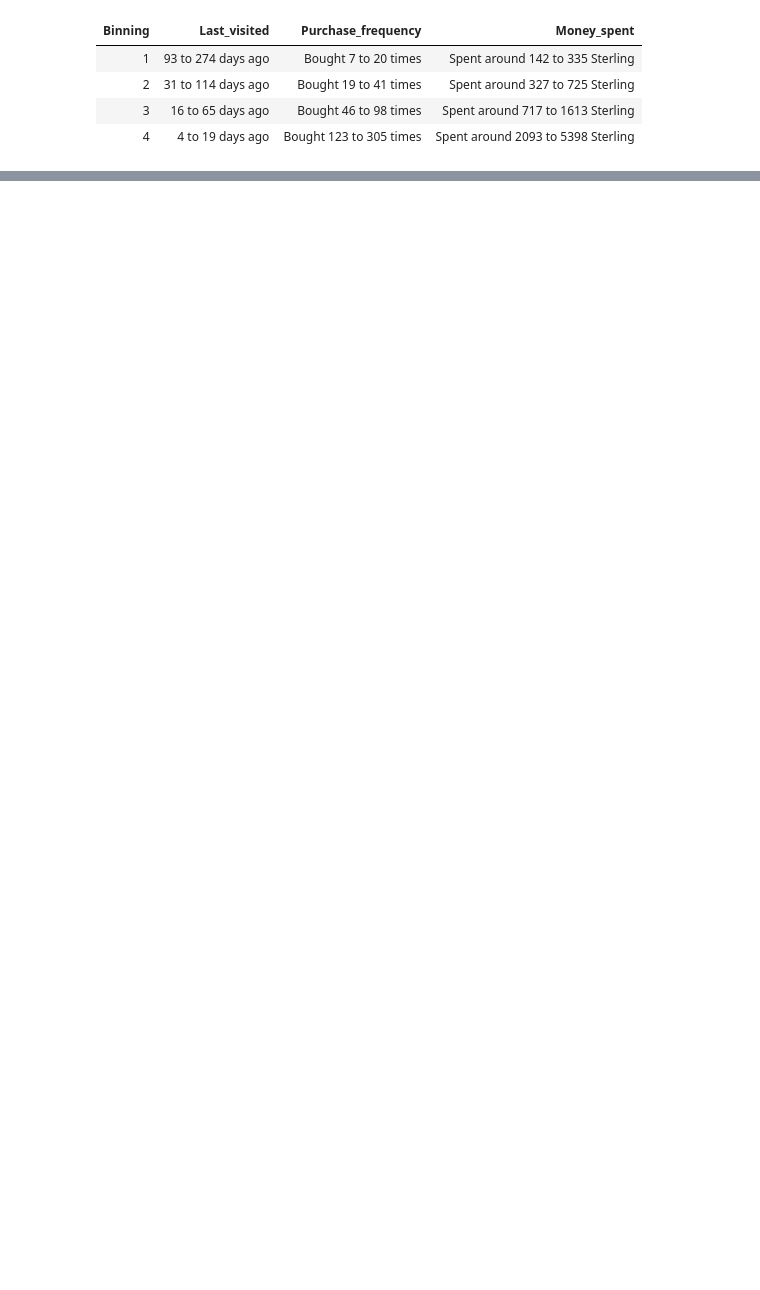
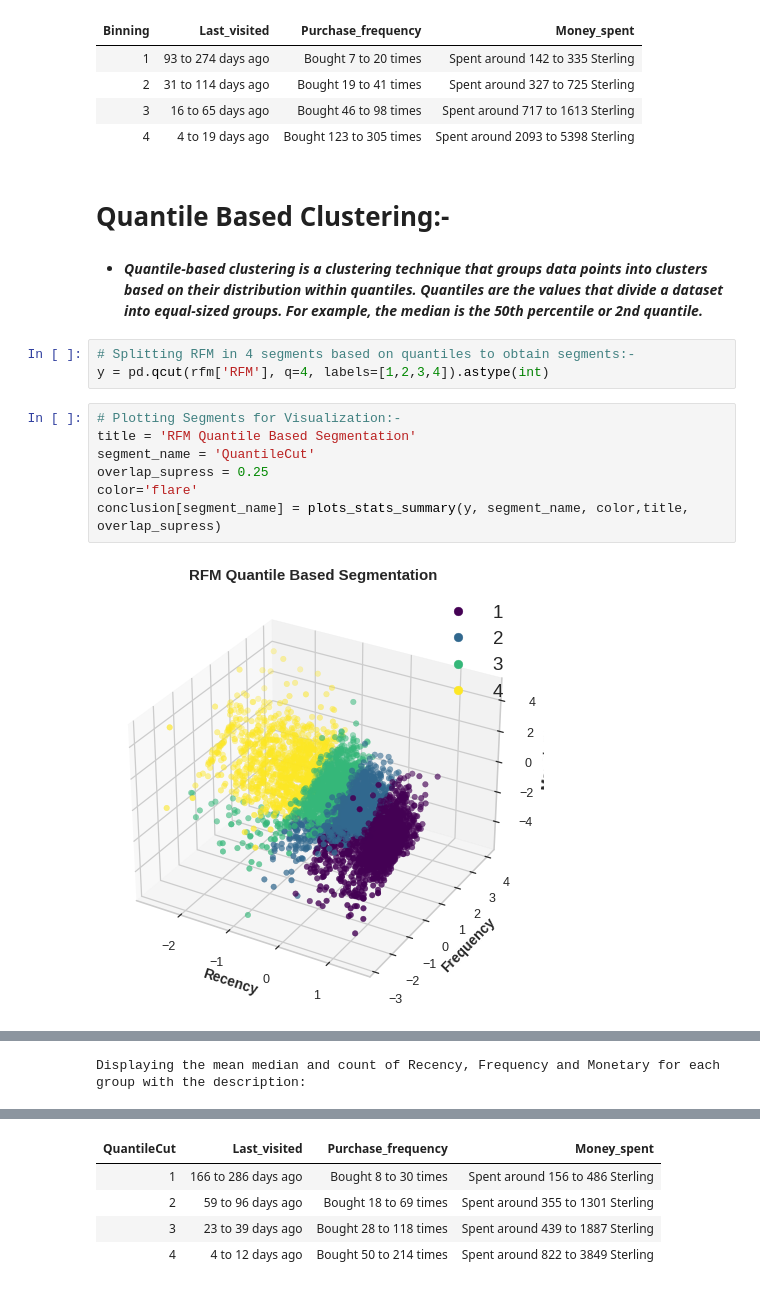
Before and after one commit to nandukamankar/Unsupervised-Learning-project, a Jupyter notebook: Unsupervised_ML_Online_Retail_Customer_Segmentation_Nandu_Kamankar.ipynb, the cells around one changed output, grey strips where cells are left out. Saved outputs shown, nothing was run; the diff lists cells and outputs as text; blank space fills up the shorter version.

```diff
--- a/Unsupervised_ML_Online_Retail_Customer_Segmentation_Nandu_Kamankar.ipynb
+++ b/Unsupervised_ML_Online_Retail_Customer_Segmentation_Nandu_Kamankar.ipynb
@@ -867,3 +867,19 @@ Displaying the mean median and count of Recency, Frequency and Monetary for each
 | 2 | 31 to 114 days ago | Bought 19 to 41 times | Spent around 327 to 725 Sterling |
 | 3 | 16 to 65 days ago | Bought 46 to 98 times | Spent around 717 to 1613 Sterling |
 | 4 | 4 to 19 days ago | Bought 123 to 305 times | Spent around 2093 to 5398 Sterling |
+# %% [markdown]
+# **Quantile Based Clustering:-**
+# %% [markdown]
+* ***Quantile-based clustering is a clustering technique that groups data points into clusters based on their distribution within quantiles. Quantiles are the values that divide a dataset into equal-sized groups. For example, the median is the 50th percentile or 2nd quantile.***
+# %%
+# Splitting RFM in 4 segments based on quantiles to obtain segments:-
+y = pd.qcut(rfm['RFM'], q=4, labels=[1,2,3,4]).astype(int)
+# %%
+# Plotting Segments for Visualization:-
+title = 'RFM Quantile Based Segmentation'
+segment_name = 'QuantileCut'
+overlap_supress = 0.25
+color='flare'
+conclusion[segment_name] = plots_stats_summary(y, segment_name, color,title, overlap_supress)
+# %% [output]
+[figure, added]
@@ -869,0 +887 @@ Displaying the mean median and count of Recency, Frequency and Monetary for each
+Displaying the mean median and count of Recency, Frequency and Monetary for each group with the description:
@@ -869,0 +893,5 @@ Displaying the mean median and count of Recency, Frequency and Monetary for each
+| QuantileCut | Last_visited | Purchase_frequency | Money_spent |
+| 1 | 166 to 286 days ago | Bought 8 to 30 times | Spent around 156 to 486 Sterling |
+| 2 | 59 to 96 days ago | Bought 18 to 69 times | Spent around 355 to 1301 Sterling |
+| 3 | 23 to 39 days ago | Bought 28 to 118 times | Spent around 439 to 1887 Sterling |
+| 4 | 4 to 12 days ago | Bought 50 to 214 times | Spent around 822 to 3849 Sterling |
```
Also changed, not shown: parts of 9 cells of this notebook.
